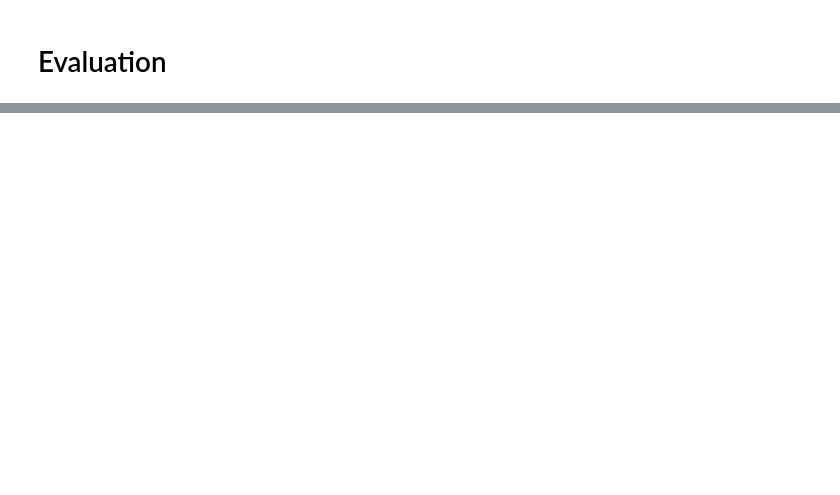
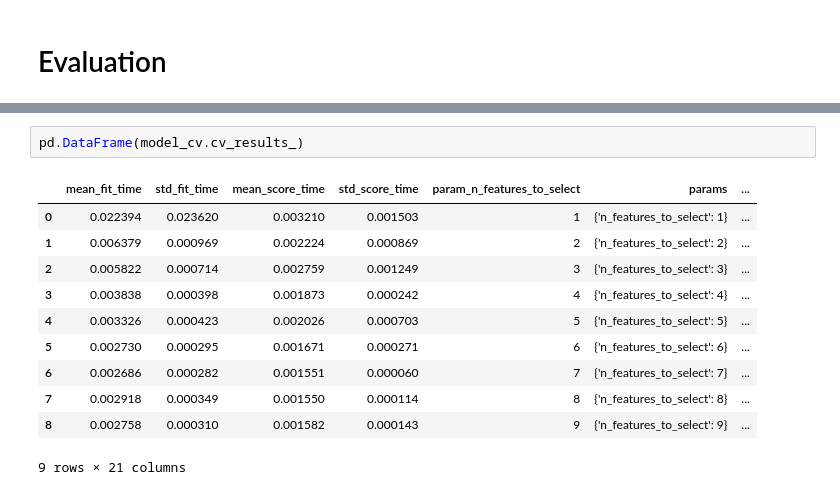
Before and after one commit to chang99729/py34sa3l2, a Jupyter notebook: Lecture 02/Linear Regression.ipynb, the cells around one changed output, grey strips where cells are left out. Drawn from its saved outputs; the diff is of its cells as text; blank space fills up the shorter version.

```diff
--- a/Lecture 02/Linear Regression.ipynb
+++ b/Lecture 02/Linear Regression.ipynb
@@ -262,0 +437,14 @@ mean_absolute_error, mean_squared_error, r2_score
+# %%
+pd.DataFrame(model_cv.cv_results_)
+# %% [output]
+|  | mean_fit_time | std_fit_time | mean_score_time | std_score_time | param_n_features_to_select | params | ... |
+| 0 | 0.022394 | 0.023620 | 0.003210 | 0.001503 | 1 | {'n_features_to_select': 1} | ... |
+| 1 | 0.006379 | 0.000969 | 0.002224 | 0.000869 | 2 | {'n_features_to_select': 2} | ... |
+| 2 | 0.005822 | 0.000714 | 0.002759 | 0.001249 | 3 | {'n_features_to_select': 3} | ... |
+| 3 | 0.003838 | 0.000398 | 0.001873 | 0.000242 | 4 | {'n_features_to_select': 4} | ... |
+| 4 | 0.003326 | 0.000423 | 0.002026 | 0.000703 | 5 | {'n_features_to_select': 5} | ... |
+| 5 | 0.002730 | 0.000295 | 0.001671 | 0.000271 | 6 | {'n_features_to_select': 6} | ... |
+| 6 | 0.002686 | 0.000282 | 0.001551 | 0.000060 | 7 | {'n_features_to_select': 7} | ... |
+| 7 | 0.002918 | 0.000349 | 0.001550 | 0.000114 | 8 | {'n_features_to_select': 8} | ... |
+| 8 | 0.002758 | 0.000310 | 0.001582 | 0.000143 | 9 | {'n_features_to_select': 9} | ... |
+9 rows × 21 columns
```
Also changed, not shown: parts of 35 cells of this notebook.
